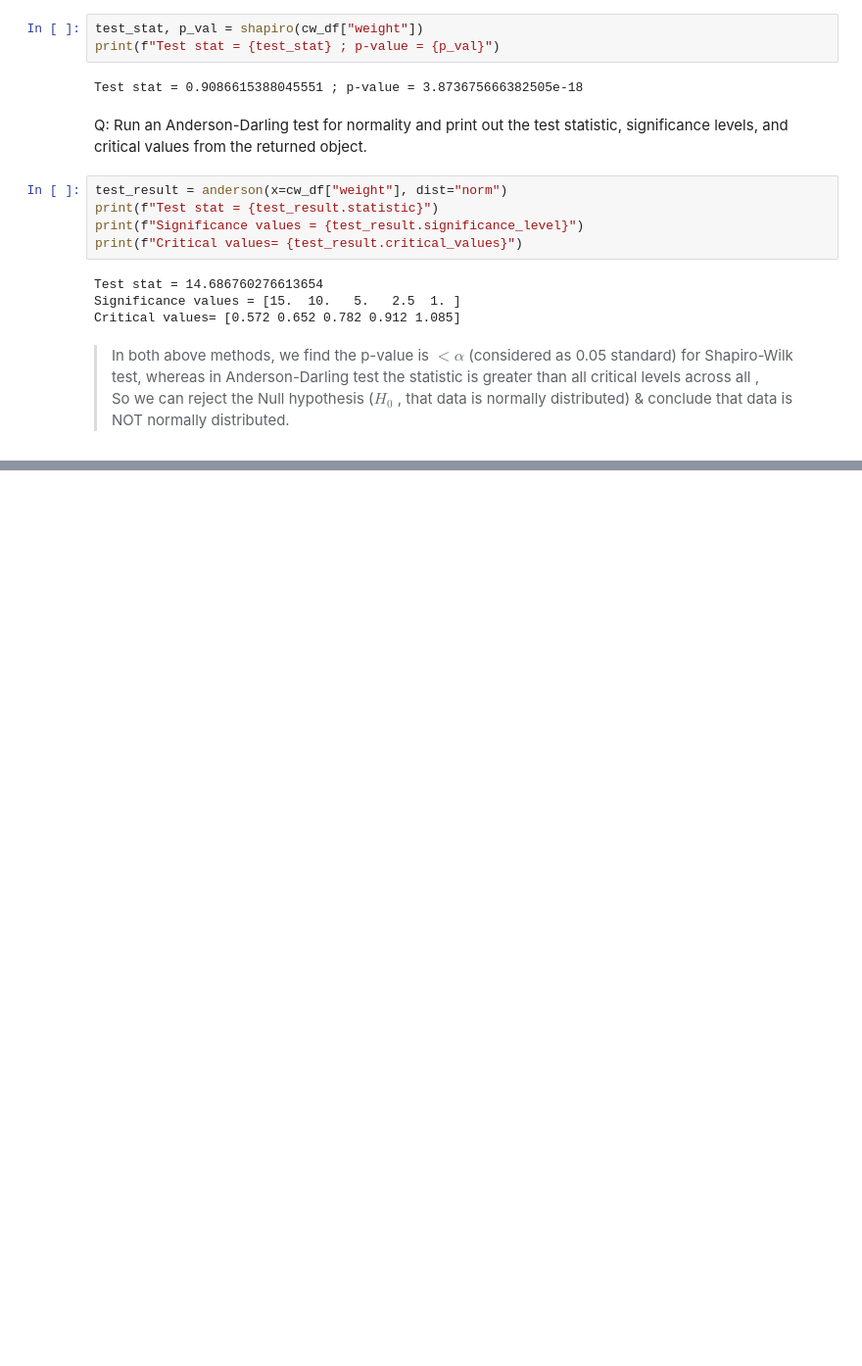
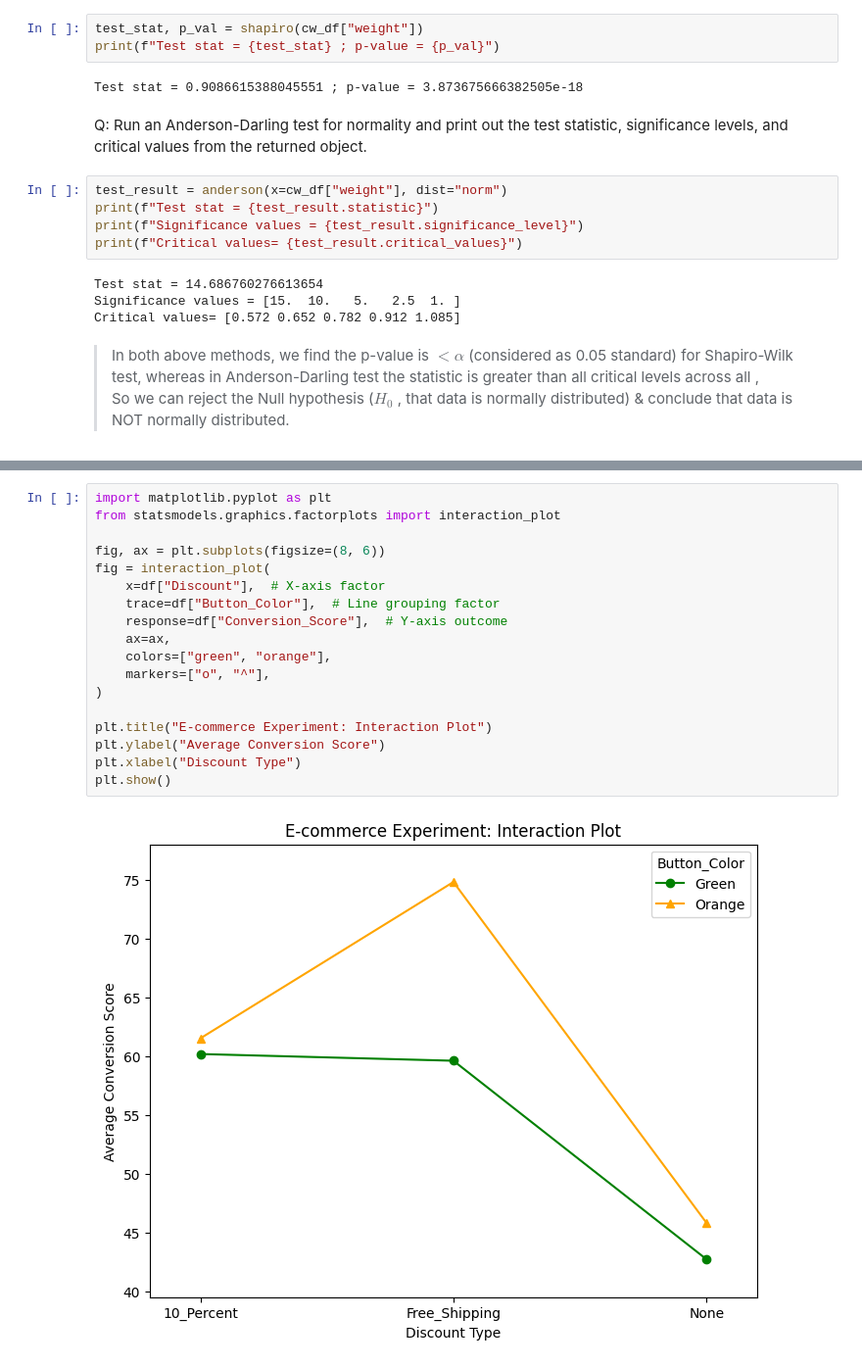
Before and after one commit to abhijeet-bhambere/python-ml-trail, a Jupyter notebook: experimental_design.ipynb, the cells around one changed output, grey strips where cells are left out. Shown at 98% size. Cells and saved outputs as stored; diff of their text form; blank space fills up the shorter version.

```diff
--- a/experimental_design.ipynb
+++ b/experimental_design.ipynb
@@ -652,0 +743,20 @@ mrktg_df
+# %%
+import matplotlib.pyplot as plt
+from statsmodels.graphics.factorplots import interaction_plot
+
+fig, ax = plt.subplots(figsize=(8, 6))
+fig = interaction_plot(
+    x=df["Discount"],  # X-axis factor
+    trace=df["Button_Color"],  # Line grouping factor
+    response=df["Conversion_Score"],  # Y-axis outcome
+    ax=ax,
+    colors=["green", "orange"],
+    markers=["o", "^"],
+)
+
+plt.title("E-commerce Experiment: Interaction Plot")
+plt.ylabel("Average Conversion Score")
+plt.xlabel("Discount Type")
+plt.show()
+# %% [output]
+[figure, added]
```
Also changed, not shown: parts of 10 cells of this notebook.
